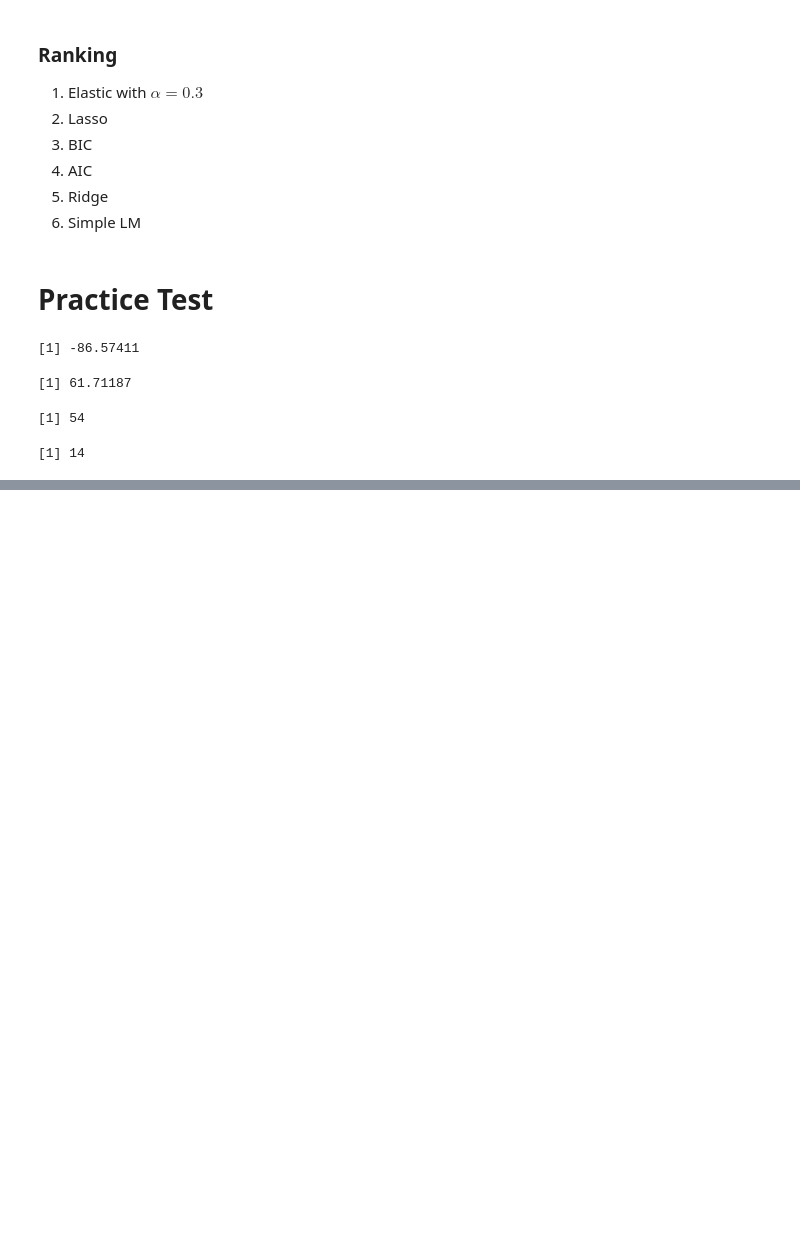
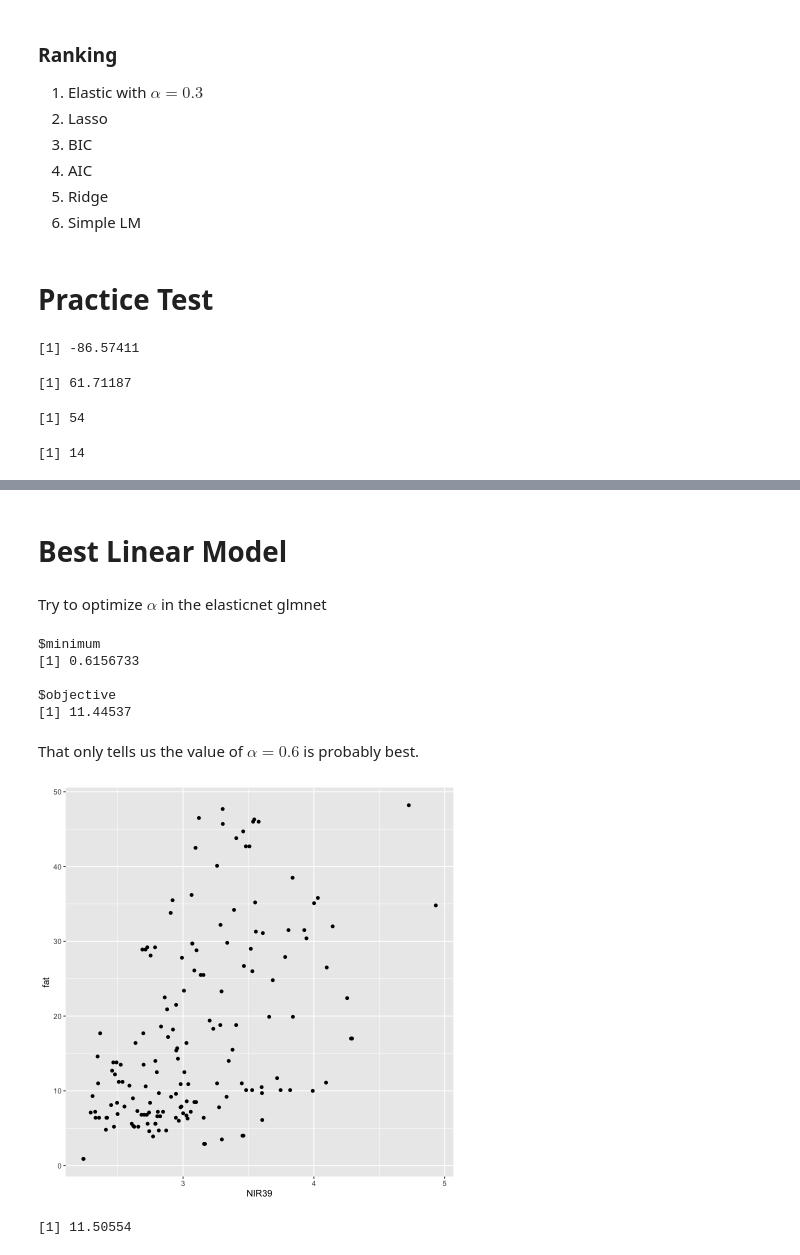
Before and after one commit to zrthxn/spedex, a Jupyter notebook: S9 - Model Selection.ipynb, the cells around one changed output, grey strips where cells are left out. Saved outputs shown, nothing was run; the diff lists cells and outputs as text; code cells hidden in the pictures; blank space fills up the shorter version.

```diff
--- a/S9 - Model Selection.ipynb
+++ b/S9 - Model Selection.ipynb
@@ -298,0 +239,4 @@ set.seed(1010) n = 1000 p = 100 nzc = trunc(p/10) x = matrix(rnorm(n * p), n, p)
+# %% [markdown]
+# Best Linear Model
+# %% [markdown]
+Try to optimize $\alpha$ in the elasticnet glmnet
@@ -298,0 +248,20 @@ set.seed(1010) n = 1000 p = 100 nzc = trunc(p/10) x = matrix(rnorm(n * p), n, p)
+# %%
+optimize(optim_alpha, interval = c(0.01, 0.99))
+# %% [output]
+$minimum
+[1] 0.6156733
+
+$objective
+[1] 11.44537
+# %% [markdown]
+That only tells us the value of $\alpha = 0.6$ is probably best.
+# %%
+library("ggplot2")
+ggplot(train, map = aes(x = NIR39, y = fat)) + geom_point()
+# %% [output]
+[figure, added]
+# %%
+m <- cv.glmnet(x_glm_train, y_glm_train, alpha = 0.6)
+mse(predict(m, newx = x_glm_test), y_glm_test)
+# %% [output]
+[1] 11.50554
```
Also changed, not shown: parts of 20 cells of this notebook.
